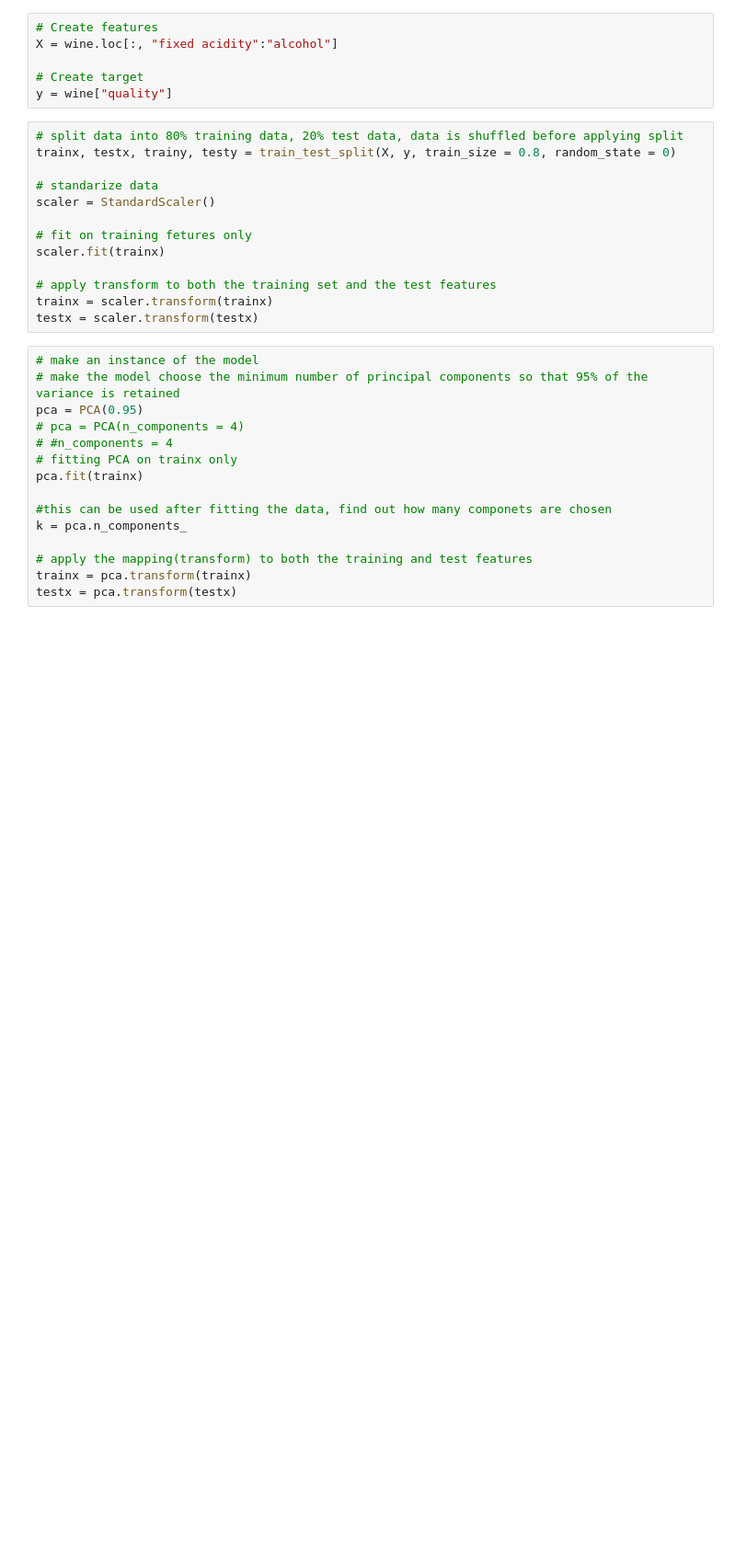
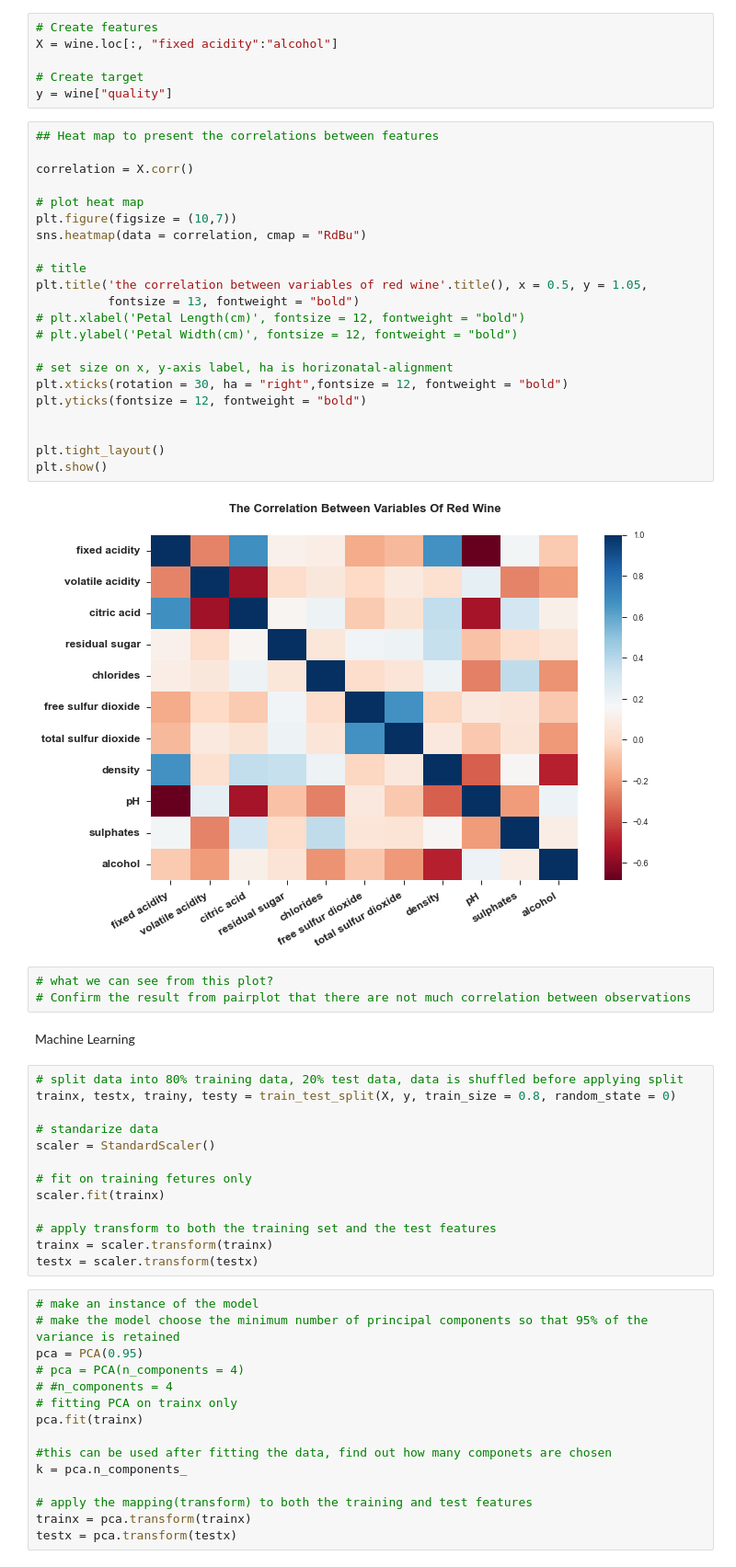
Before and after one commit to HaoHuMenn/DataScienceClassHomework, a Jupyter notebook: Machine Learning Project_Red Wine.ipynb, the cells around one changed output. Shown at 92% size. Saved outputs shown, nothing was run; the diff lists cells and outputs as text; blank space fills up the shorter version.

```diff
--- a/Machine Learning Project_Red Wine.ipynb
+++ b/Machine Learning Project_Red Wine.ipynb
@@ -68,6 +141,35 @@ X = wine.loc[:, "fixed acidity":"alcohol"]
 
 # Create target
 y = wine["quality"]
+# %%
+## Heat map to present the correlations between features
+
+correlation = X.corr()
+
+# plot heat map
+plt.figure(figsize = (10,7))
+sns.heatmap(data = correlation, cmap = "RdBu")
+
+# title
+plt.title('the correlation between variables of red wine'.title(), x = 0.5, y = 1.05,
+          fontsize = 13, fontweight = "bold")
+# plt.xlabel('Petal Length(cm)', fontsize = 12, fontweight = "bold")
+# plt.ylabel('Petal Width(cm)', fontsize = 12, fontweight = "bold")
+
+# set size on x, y-axis label, ha is horizonatal-alignment
+plt.xticks(rotation = 30, ha = "right",fontsize = 12, fontweight = "bold")
+plt.yticks(fontsize = 12, fontweight = "bold")
+
+
+plt.tight_layout()
+plt.show()
+# %% [output]
+[figure, added]
+# %%
+# what we can see from this plot?
+# Confirm the result from pairplot that there are not much correlation between observations
+# %% [markdown]
+Machine Learning
 # %%
 # split data into 80% training data, 20% test data, data is shuffled before applying split
 trainx, testx, trainy, testy = train_test_split(X, y, train_size = 0.8, random_state = 0)
```
Also changed, not shown: parts of 9 cells of this notebook.
